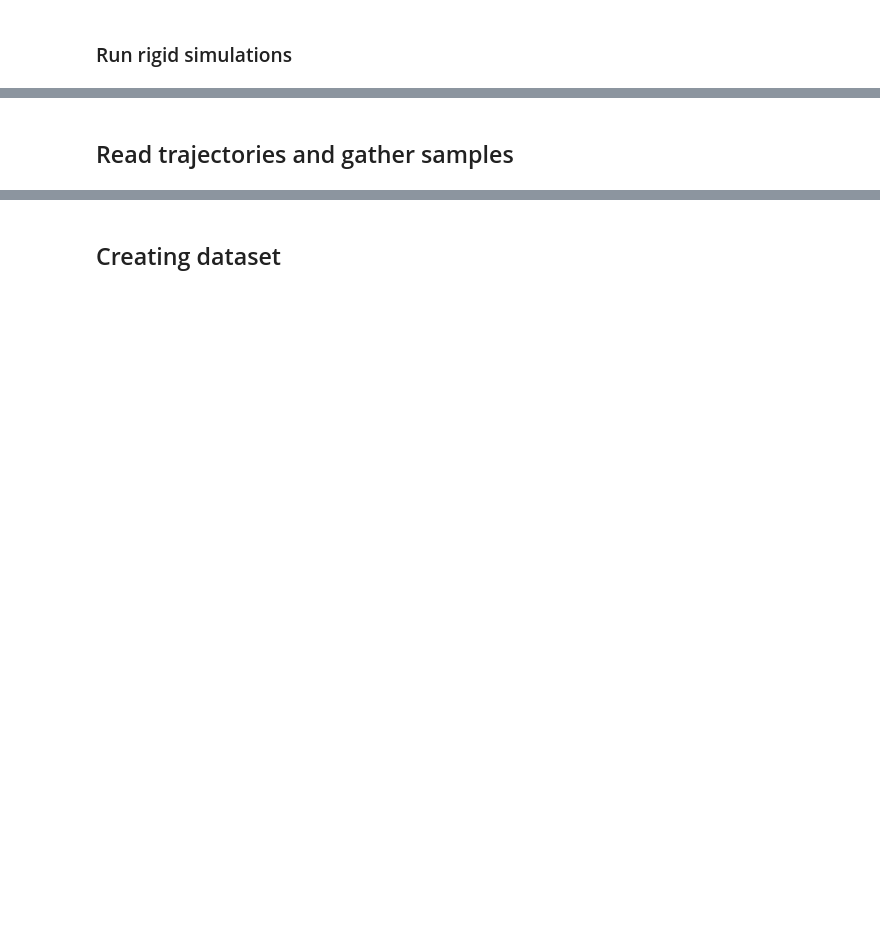
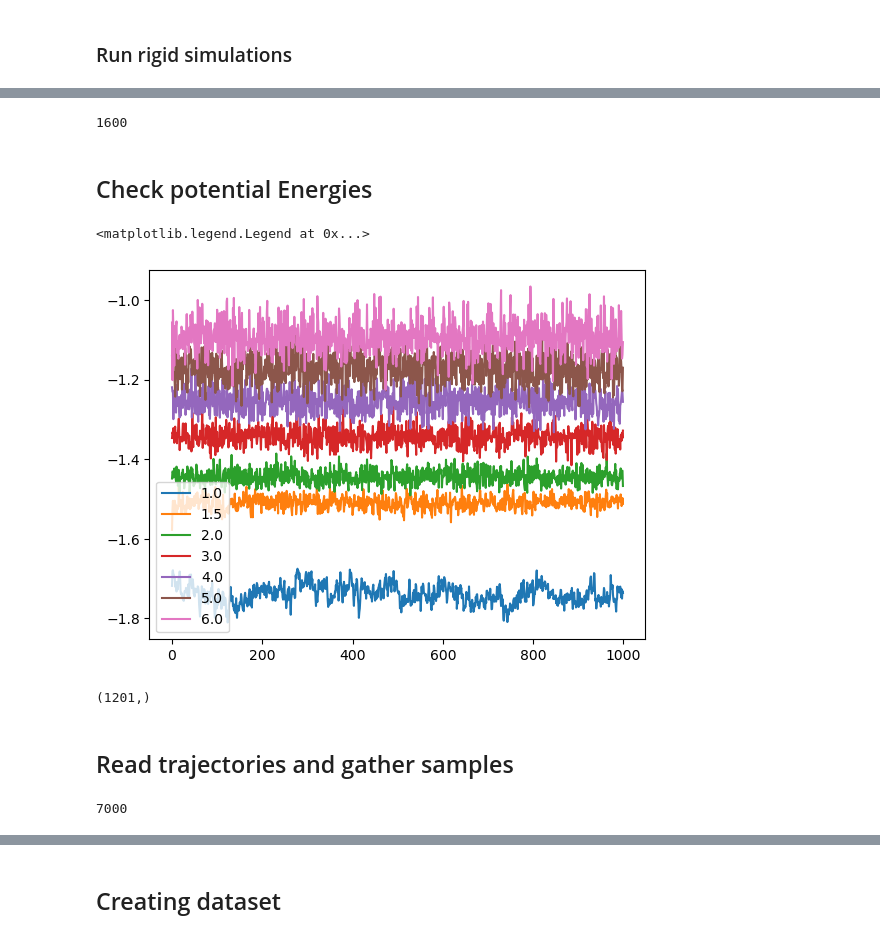
Before and after one commit to marjanalbooyeh/Aniso_MLMD, a Jupyter notebook: aniso_MLMD/sampling/rigid_simulation_sampling.ipynb, the cells around one changed output, grey strips where cells are left out. Saved outputs shown, nothing was run; the diff lists cells and outputs as text; code cells hidden in the pictures; blank space fills up the shorter version.

Commit message:
update pps rigid sampling

```diff
--- a/aniso_MLMD/sampling/rigid_simulation_sampling.ipynb
+++ b/aniso_MLMD/sampling/rigid_simulation_sampling.ipynb
@@ -14,7 +14,7 @@ num_mols = 20
 ## Initialize the rigid frame (run once only if num_mols changed)
 # %%
 pps = PPS(num_mols=num_mols, lengths=1)
-system = Pack(molecules=pps, density=0.5,packing_expand_factor=3)
+system = Pack(molecules=pps, density=0.9, packing_expand_factor=7)
 system.apply_forcefield(r_cut=2.5, force_field=OPLS_AA_PPS(), auto_scale=True, remove_charges=True, scale_charges=True, remove_hydrogens=True)
 pps_ff = system.hoomd_forcefield
 # %% [output]
@@ -96,0 +97,3 @@ N_rigid
+# %%
+target_box_size = system.target_box
+target_box_size[0]
@@ -168,6 +218,13 @@ def create_rigid_simulation(kT, num_mols):
-# %%
-kT_list = [1., 1.5, 2., 3., 6.0]
-for kT in kT_list:
-    rigid_simulation = create_rigid_simulation(kT, num_mols=num_mols)
-    rigid_simulation.run(2e5)
-    rigid_simulation.operations.writers[0].flush()
+# %%
+kT_list = [0.5, 7.0, 8.0, 9.0, 10.0]
+for kT in kT_list:
+    print(kT)
+    rigid_simulation = create_rigid_simulation(kT, num_mols=num_mols)
+    run_displacement_cap(rigid_simulation, 1e4)
+    rigid_simulation.operations.writers[0].flush()
+    print('displacement cap run done')
+    shrink_volume(rigid_simulation, kT, target_box=target_box_size[0], n_steps=1e4)
+    rigid_simulation.operations.writers[0].flush()
+    print('shrink done')
+    rigid_simulation.run(1e5)
+    rigid_simulation.operations.writers[0].flush()
@@ -174,3 +247,26 @@ for kT in kT_list:
+# %%
+snap = rigid_simulation.state.get_snapshot()
+snap.particles.N
+# %% [output]
+1600
+# %% [markdown]
+## Check potential Energies
+# %%
+import numpy as np
+import matplotlib.pyplot as plt
+
+for kT in kT_list:
+    log = np.genfromtxt("logs/pps_{}/log_{}.txt".format(num_mols, kT), names=True)
+    potential_energy = log['mdcomputeThermodynamicQuantitiespotential_energy'][-1000:]/1600.
+    plt.plot(potential_energy, label=kT)
+plt.legend()
+# %% [output]
+<matplotlib.legend.Legend at 0x...>
+[figure, added]
+# %%
+log.shape
+# %% [output]
+(1201,)
 # %% [markdown]
 ## Read trajectories and gather samples
 # %%
@@ -181,4 +277,8 @@ for kT in kT_list:
         all_frames.append(frame)
+# %%
+len(all_frames)
+# %% [output]
+7000
 # %%
 zero_energy_frames = []
 for i, f in enumerate(all_frames):
```
Also changed, not shown: parts of 14 cells of this notebook.
